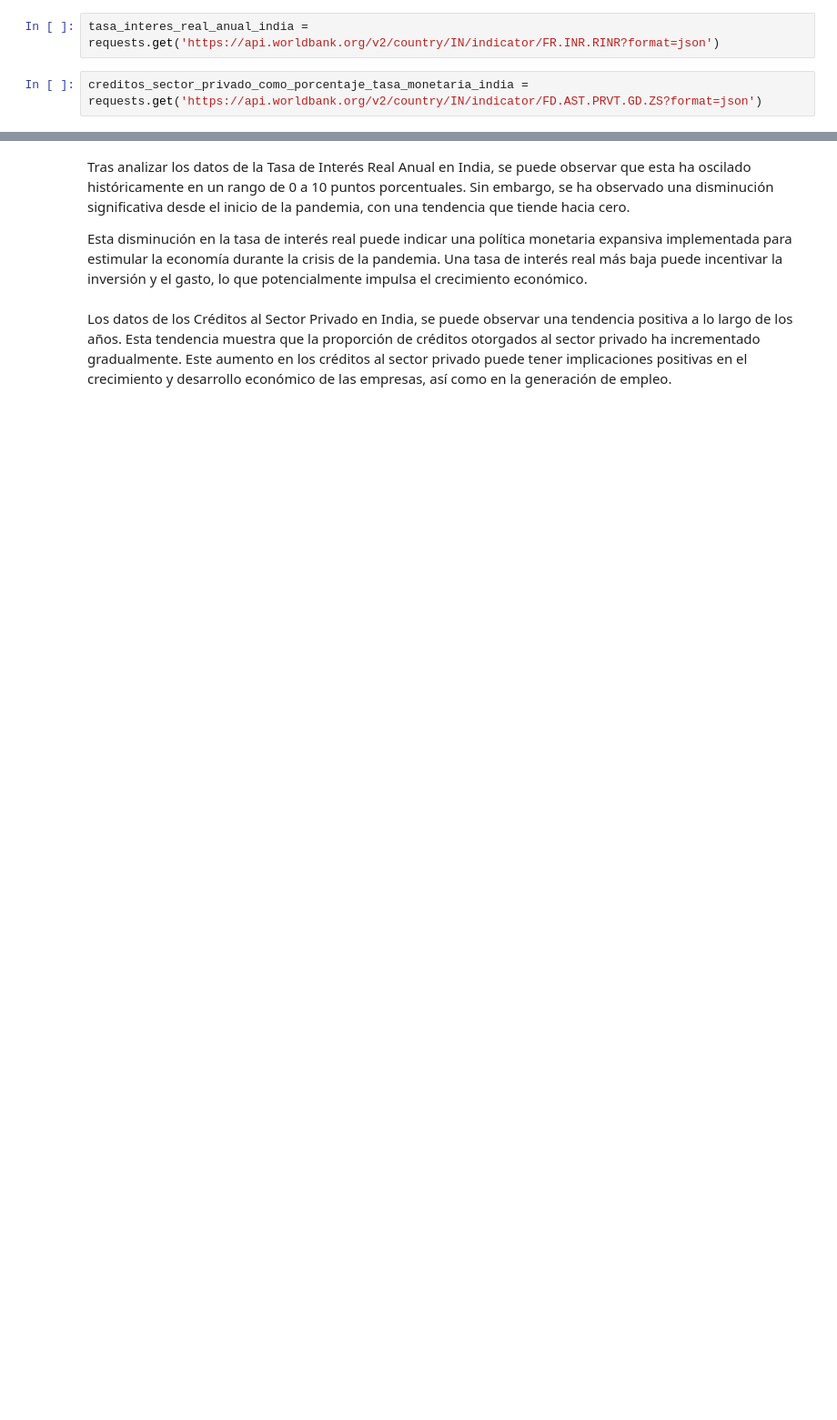
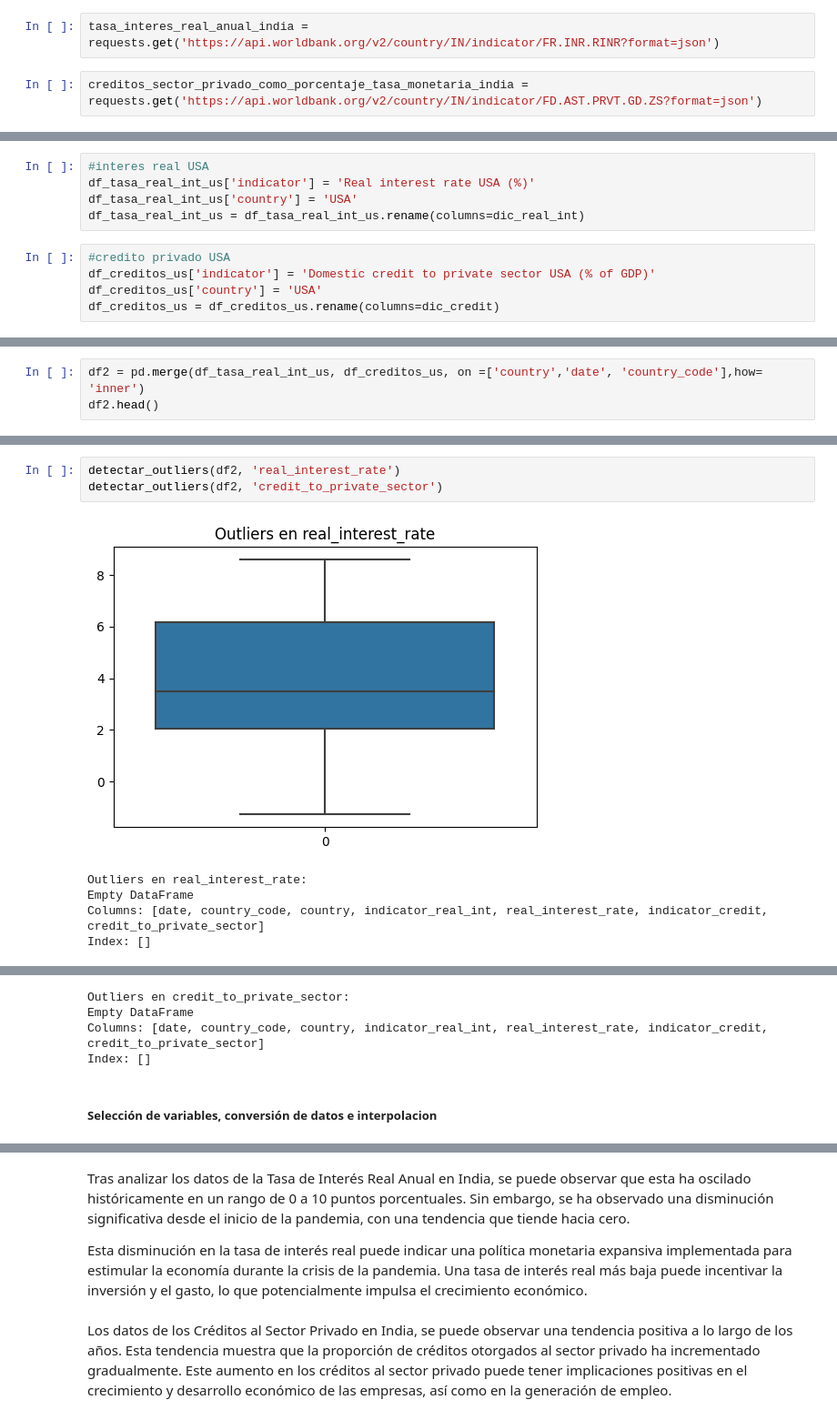
Before and after one commit to stefhanesl/api_data_bank_india, a Jupyter notebook: Descarga_de_datos_desde_api_publica_Karen_Salguero.ipynb, the cells around one changed output, grey strips where cells are left out. Shown at 91% size. Saved outputs shown, nothing was run; the diff lists cells and outputs as text; blank space fills up the shorter version.

```diff
--- a/Descarga_de_datos_desde_api_publica_Karen_Salguero.ipynb
+++ b/Descarga_de_datos_desde_api_publica_Karen_Salguero.ipynb
@@ -107,0 +101,10 @@ plt.show()
+# %%
+#interes real USA
+df_tasa_real_int_us['indicator'] = 'Real interest rate USA (%)'
+df_tasa_real_int_us['country'] = 'USA'
+df_tasa_real_int_us = df_tasa_real_int_us.rename(columns=dic_real_int)
+# %%
+#credito privado USA
+df_creditos_us['indicator'] = 'Domestic credit to private sector USA (% of GDP)'
+df_creditos_us['country'] = 'USA'
+df_creditos_us = df_creditos_us.rename(columns=dic_credit)
@@ -107,0 +123,3 @@ plt.show()
+# %%
+df2 = pd.merge(df_tasa_real_int_us, df_creditos_us, on =['country','date', 'country_code'],how= 'inner')
+df2.head()
@@ -107,0 +177,9 @@ plt.show()
+# %%
+detectar_outliers(df2, 'real_interest_rate')
+detectar_outliers(df2, 'credit_to_private_sector')
+# %% [output]
+[figure, added]
+Outliers en real_interest_rate:
+Empty DataFrame
+Columns: [date, country_code, country, indicator_real_int, real_interest_rate, indicator_credit, credit_to_private_sector]
+Index: []
@@ -107,0 +187,6 @@ plt.show()
+Outliers en credit_to_private_sector:
+Empty DataFrame
+Columns: [date, country_code, country, indicator_real_int, real_interest_rate, indicator_credit, credit_to_private_sector]
+Index: []
+# %% [markdown]
+##### Selección de variables, conversión de datos e interpolacion
```
Also changed, not shown: parts of 64 cells of this notebook.
